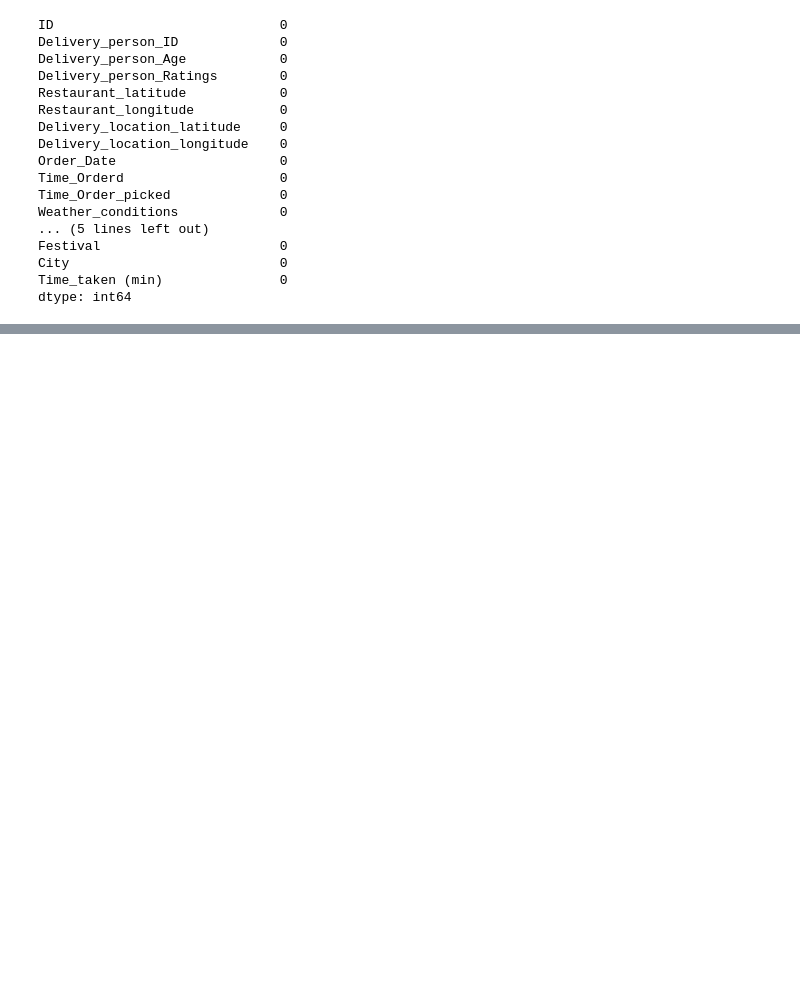
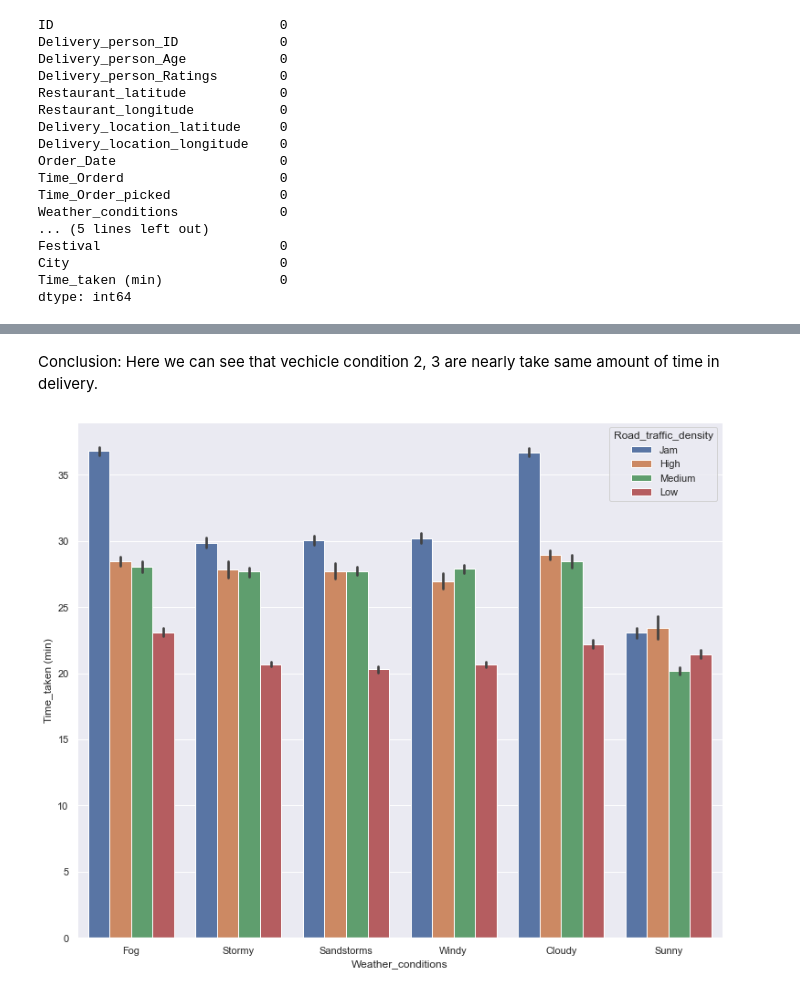
Before and after one commit to ganeshss0/ineuron_ml_task_1, a Jupyter notebook: notebooks/eda.ipynb, the cells around one changed output, grey strips where cells are left out. Cells and saved outputs as stored; diff of their text form; code cells hidden in the pictures; blank space fills up the shorter version.

```diff
--- a/notebooks/eda.ipynb
+++ b/notebooks/eda.ipynb
@@ -161,0 +361,13 @@ SimpleImputer().
+# %% [markdown]
+Conclusion: Here we can see that vechicle condition 2, 3 are nearly take same amount of time in delivery.
+# %%
+# Does traffic and weather condition effect the delivery time
+sns.barplot(
+    data = data,
+    x = 'Weather_conditions',
+    y = 'Time_taken (min)',
+    hue = 'Road_traffic_density',
+    )
+plt.show()
+# %% [output]
+[figure, added]
```
Also changed, not shown: parts of 43 cells of this notebook.
